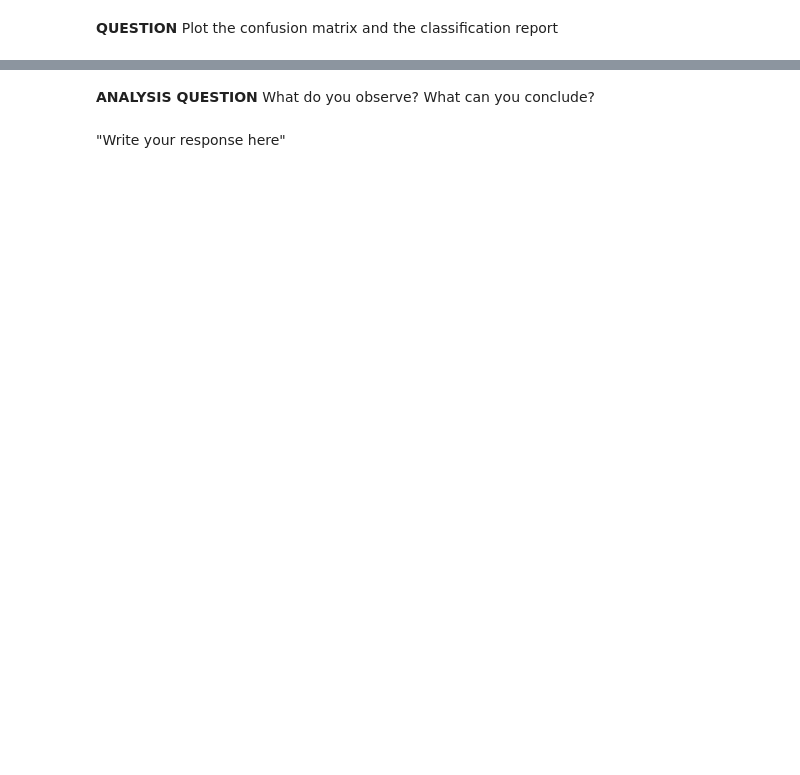
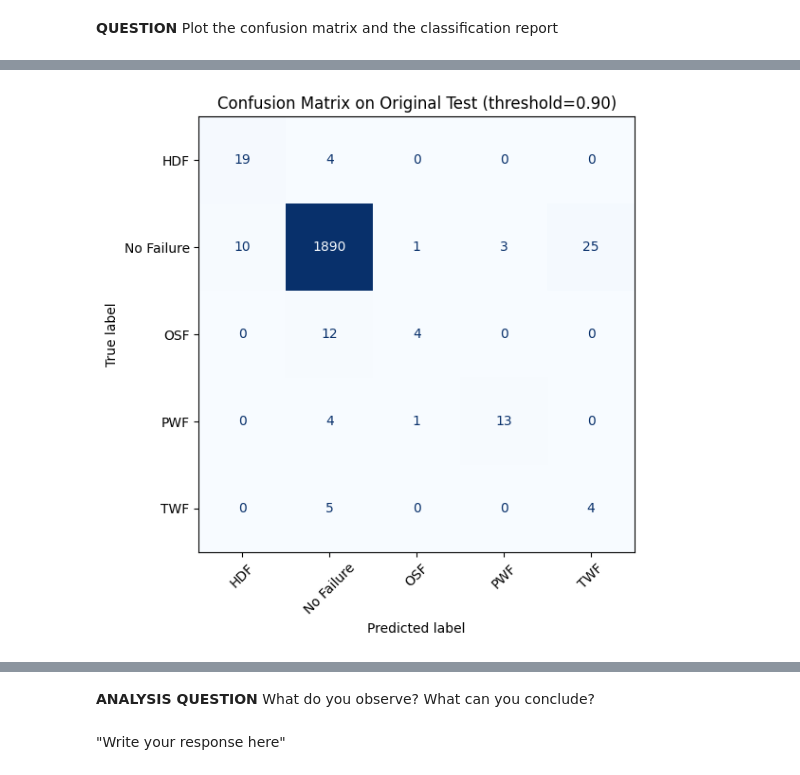
Before and after one commit to matthieuzajac/Embedded_AI, a Jupyter notebook: Colab_IA_EMBARQUEE/TP_IA_EMBARQUEE.ipynb, the cells around one changed output, grey strips where cells are left out. Drawn from its saved outputs; the diff is of its cells as text; code cells hidden in the pictures; blank space fills up the shorter version.

```diff
--- a/Colab_IA_EMBARQUEE/TP_IA_EMBARQUEE.ipynb
+++ b/Colab_IA_EMBARQUEE/TP_IA_EMBARQUEE.ipynb
@@ -560,0 +583,85 @@ weighted avg       0.97      0.14      0.23      1995
+# %%
+# Import necessary libraries for evaluation
+from sklearn.metrics import classification_report, confusion_matrix, ConfusionMatrixDisplay, f1_score, recall_score
+
+# Use ORIGINAL (unbalanced) test set for final evaluation
+y_test_encoded = le.transform(y_test)
+preds = model.predict(X_test)
+labels = le.classes_
+no_failure_idx = int(np.where(labels == 'No Failure')[0][0])
+
+# Tune threshold to reduce false alarms while keeping acceptable macro recall
+threshold_grid = np.arange(0.50, 0.96, 0.05)
+min_macro_recall = 0.60
+
+best_threshold = 0.70
+best_false_alarm_rate = float('inf')
+best_macro_recall = 0.0
+best_macro_f1 = 0.0
+best_y_pred = None
+
+for threshold in threshold_grid:
+    current_pred = []
+    for p in preds:
+        top_idx = int(np.argmax(p))
+        if top_idx != no_failure_idx and p[top_idx] < threshold:
+            current_pred.append(no_failure_idx)
+        else:
+            current_pred.append(top_idx)
+    current_pred = np.array(current_pred)
+
+    false_alarm_count = np.sum((y_test_encoded == no_failure_idx) & (current_pred != no_failure_idx))
+    total_no_failure = np.sum(y_test_encoded == no_failure_idx)
+    false_alarm_rate = false_alarm_count / total_no_failure
+
+    macro_recall = recall_score(y_test_encoded, current_pred, average='macro', zero_division=0)
+    macro_f1 = f1_score(y_test_encoded, current_pred, average='macro', zero_division=0)
+
+    if macro_recall >= min_macro_recall:
+        if (false_alarm_rate < best_false_alarm_rate) or (
+            np.isclose(false_alarm_rate, best_false_alarm_rate) and macro_f1 > best_macro_f1
+        ):
+            best_false_alarm_rate = false_alarm_rate
+            best_threshold = threshold
+            best_macro_recall = macro_recall
+            best_macro_f1 = macro_f1
+            best_y_pred = current_pred
+
+# Fallback if no threshold satisfies recall constraint
+if best_y_pred is None:
+    best_threshold = 0.70
+    best_y_pred = []
+    for p in preds:
+        top_idx = int(np.argmax(p))
+        if top_idx != no_failure_idx and p[top_idx] < best_threshold:
+            best_y_pred.append(no_failure_idx)
+        else:
+            best_y_pred.append(top_idx)
+    best_y_pred = np.array(best_y_pred)
+    best_false_alarm_rate = np.sum((y_test_encoded == no_failure_idx) & (best_y_pred != no_failure_idx)) / np.sum(y_test_encoded == no_failure_idx)
+    best_macro_recall = recall_score(y_test_encoded, best_y_pred, average='macro', zero_division=0)
+    best_macro_f1 = f1_score(y_test_encoded, best_y_pred, average='macro', zero_division=0)
+
+# Multiclass confusion matrix on ORIGINAL test set
+cm = confusion_matrix(y_test_encoded, best_y_pred)
+disp = ConfusionMatrixDisplay(confusion_matrix=cm, display_labels=labels)
+fig, ax = plt.subplots(figsize=(8, 6))
+disp.plot(ax=ax, cmap='Blues', colorbar=False, xticks_rotation=45)
+plt.title(f'Confusion Matrix on Original Test (threshold={best_threshold:.2f})')
+plt.tight_layout()
+plt.show()
+
+# Classification report on ORIGINAL test set
+print(classification_report(y_test_encoded, best_y_pred, target_names=labels, zero_division=0))
+
+# False alarm analysis on ORIGINAL test set
+false_alarm_count = np.sum((y_test_encoded == no_failure_idx) & (best_y_pred != no_failure_idx))
+total_no_failure = np.sum(y_test_encoded == no_failure_idx)
+false_alarm_rate = false_alarm_count / total_no_failure
+
+print(f"Best threshold: {best_threshold:.2f}")
+print(f"Macro recall: {best_macro_recall:.4f}")
+print(f"Macro F1: {best_macro_f1:.4f}")
+print(f"False alarms: {false_alarm_count}/{total_no_failure}")
+print(f"False alarm rate: {false_alarm_rate:.2%}")
+# %% [output]
@@ -560,0 +669 @@ weighted avg       0.97      0.14      0.23      1995
+[figure, added]
```
Also changed, not shown: parts of 8 cells of this notebook.
